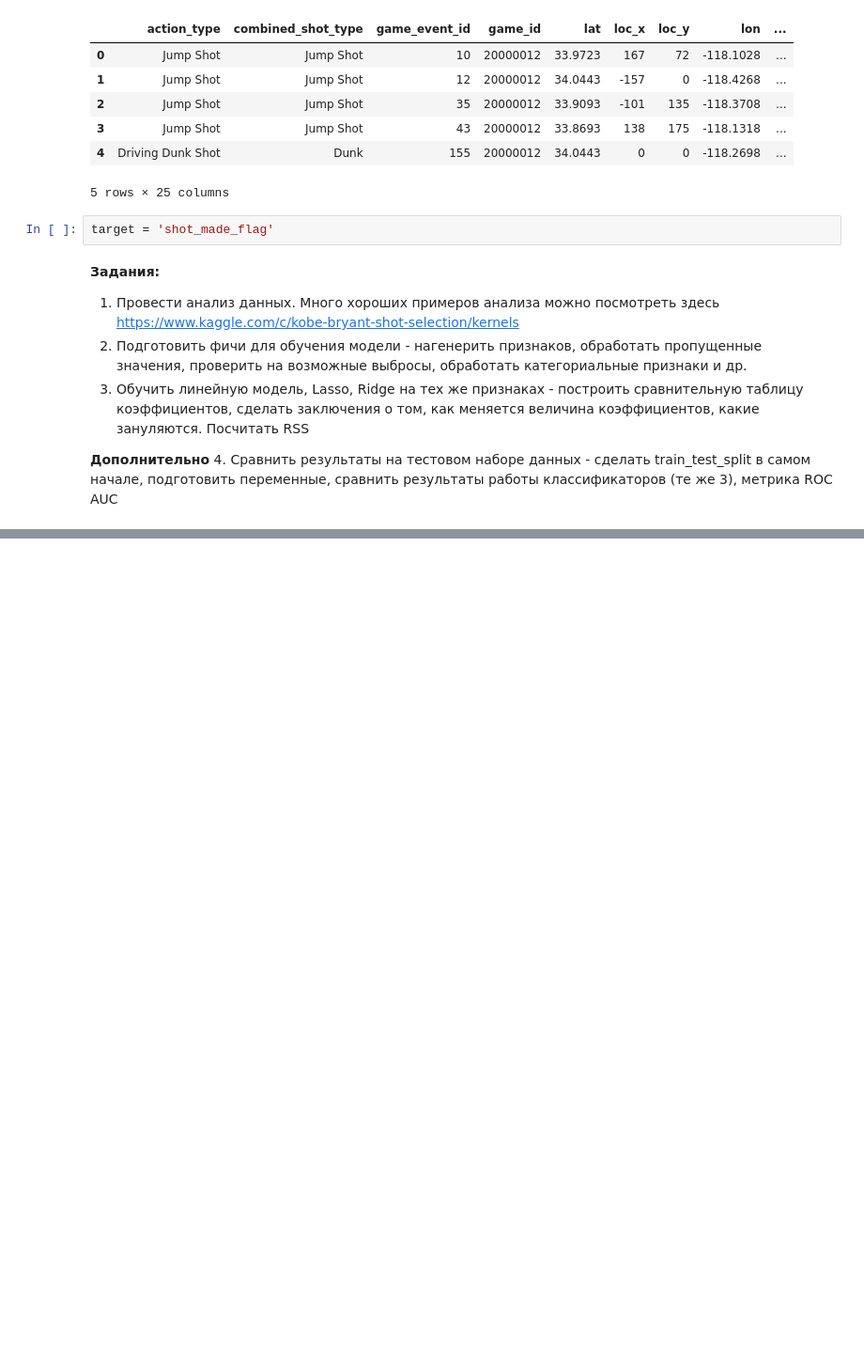
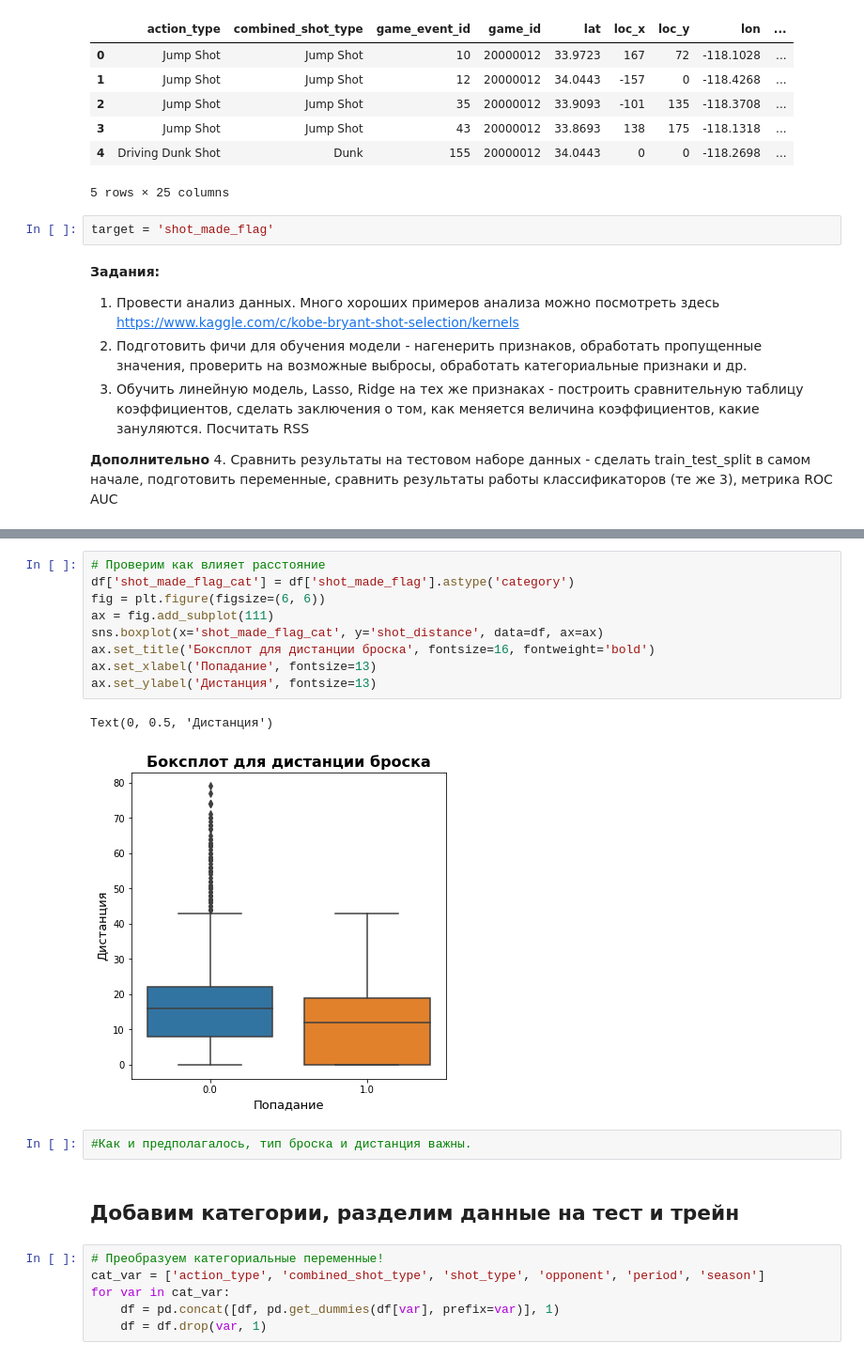
Before and after one commit to dataeli/netology-FE, a Jupyter notebook: HW2.ipynb, the cells around one changed output, grey strips where cells are left out. Shown at 94% size. Cells and saved outputs as stored; diff of their text form; blank space fills up the shorter version.

```diff
--- a/HW2.ipynb
+++ b/HW2.ipynb
@@ -42,0 +144,22 @@ target = 'shot_made_flag'
+# %%
+# Проверим как влияет расстояние
+df['shot_made_flag_cat'] = df['shot_made_flag'].astype('category')
+fig = plt.figure(figsize=(6, 6))
+ax = fig.add_subplot(111)
+sns.boxplot(x='shot_made_flag_cat', y='shot_distance', data=df, ax=ax)
+ax.set_title('Боксплот для дистанции броска', fontsize=16, fontweight='bold')
+ax.set_xlabel('Попадание', fontsize=13)
+ax.set_ylabel('Дистанция', fontsize=13)
+# %% [output]
+Text(0, 0.5, 'Дистанция')
+[figure, added]
+# %%
+#Как и предполагалось, тип броска и дистанция важны.
+# %% [markdown]
+## Добавим категории, разделим данные на тест и трейн
+# %%
+# Преобразуем категориальные переменные!
+cat_var = ['action_type', 'combined_shot_type', 'shot_type', 'opponent', 'period', 'season']
+for var in cat_var:
+    df = pd.concat([df, pd.get_dummies(df[var], prefix=var)], 1)
+    df = df.drop(var, 1)
```
Also changed, not shown: parts of 24 cells of this notebook.
